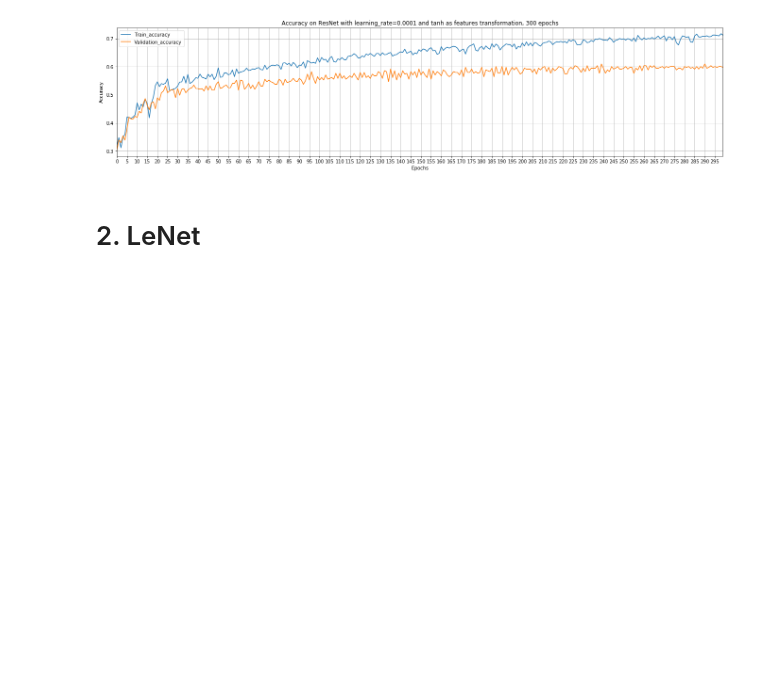
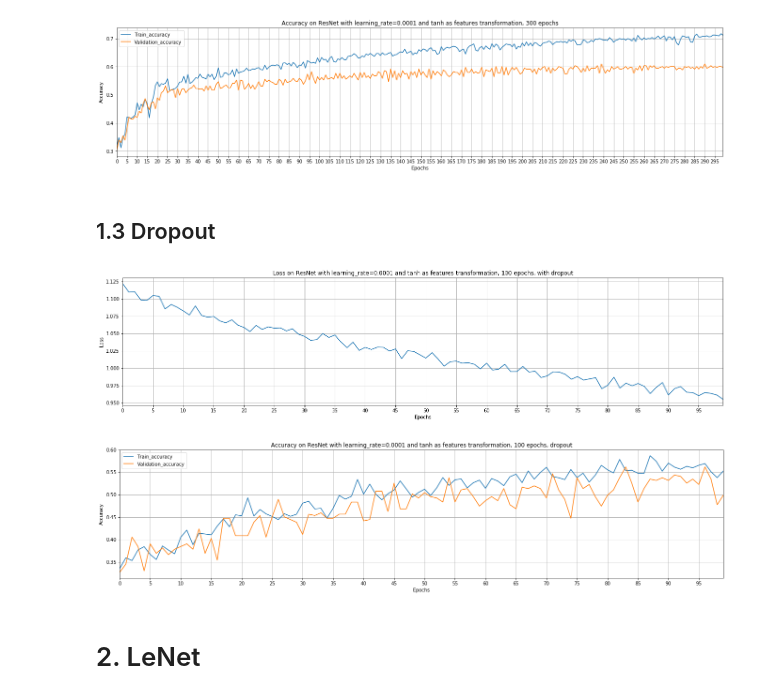
Before and after one commit to giuseppeCoccia/Automatic-Video-Shot-Type-Classification, a Jupyter notebook: Graphs/Graphs_project.ipynb, the cells around one changed output. Drawn from its saved outputs; the diff is of its cells as text; code cells hidden in the pictures; blank space fills up the shorter version.

Commit message:
added new plots

```diff
--- a/Graphs/Graphs_project.ipynb
+++ b/Graphs/Graphs_project.ipynb
@@ -110,6 +110,15 @@ plot_train_valid_accuracy(train_accs, valid_accs, "Accuracy on ResNet with learn
 # %% [output]
 [figure]
 [figure]
+# %% [markdown]
+## 1.3 Dropout
+# %%
+losses, train_accs, valid_accs = read_csv("resnet_out_tanh_0.0001lr_100e_dropout.csv")
+plot_loss(losses, "Loss on ResNet with learning_rate=0.0001 and tanh as features transformation, 100 epochs, with dropout")
+plot_train_valid_accuracy(train_accs, valid_accs, "Accuracy on ResNet with learning_rate=0.0001 and tanh as features transformation, 100 epochs, dropout")
+# %% [output]
+[figure, added]
+[figure, added]
 # %% [markdown]
 # 2. LeNet
 # %%
```
Also changed, not shown: parts of 4 cells of this notebook.
